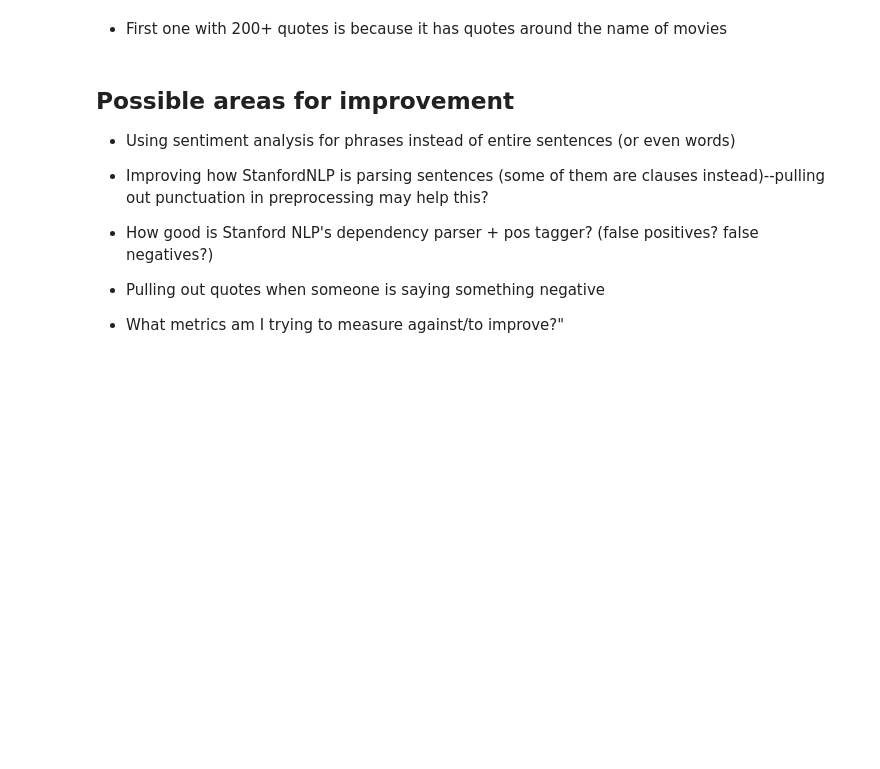
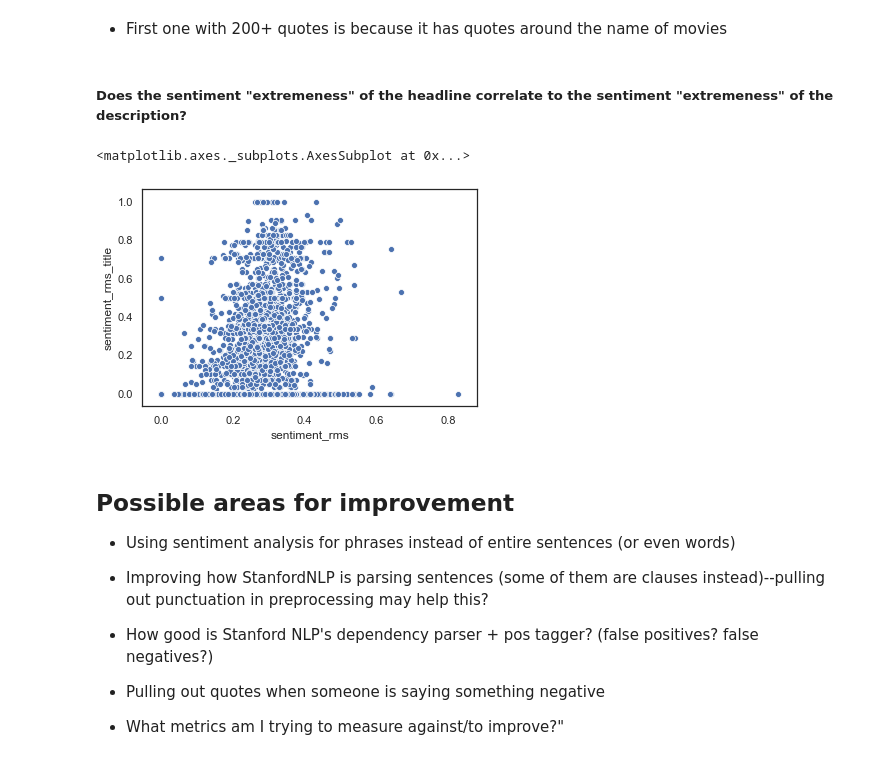
Before and after one commit to minnatwang/news-topics-sentiment, a Jupyter notebook: analysis_topic_bias.ipynb, the cells around one changed output. Drawn from its saved outputs; the diff is of its cells as text; code cells hidden in the pictures; blank space fills up the shorter version.

```diff
--- a/analysis_topic_bias.ipynb
+++ b/analysis_topic_bias.ipynb
@@ -682,6 +682,16 @@ array([[233,
       dtype=object)
 # %% [markdown]
 * First one with 200+ quotes is because it has quotes around the name of movies
+# %% [markdown]
+##### Does the sentiment "extremeness" of the headline correlate to the sentiment "extremeness" of the description?
+# %%
+sns.scatterplot(df['sentiment_rms'],df['sentiment_rms_title'])
+
+# Short answer is no. Maybe a little? Vaguely?
+# further analysis: maybe for different groups of articles?
+# %% [output]
+<matplotlib.axes._subplots.AxesSubplot at 0x...>
+[figure, added]
 # %% [markdown]
 ## Possible areas for improvement
 
```
